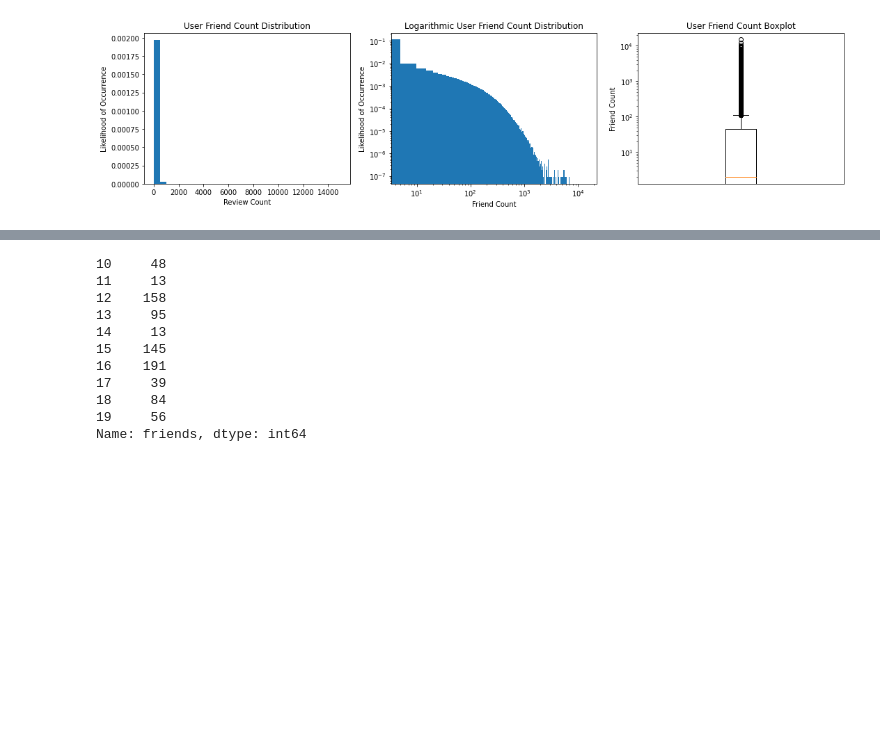
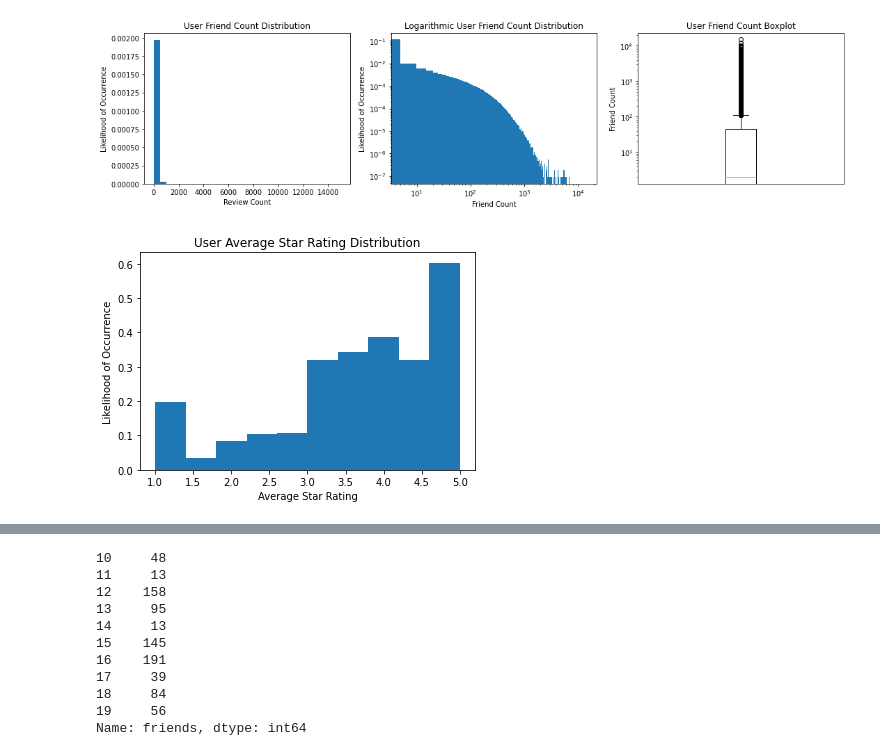
Before and after one commit to spencerfitch/yelp-datascience, a Jupyter notebook: project.ipynb, the cells around one changed output, grey strips where cells are left out. Saved outputs shown, nothing was run; the diff lists cells and outputs as text; code cells hidden in the pictures; blank space fills up the shorter version.

```diff
--- a/project.ipynb
+++ b/project.ipynb
@@ -297,4 +298,12 @@ ax[2].set_xticks([])
 plt.show()
 # %% [output]
 [figure]
+# %%
+plt.hist(df.average_stars, density=True)
+plt.title('User Average Star Rating Distribution')
+plt.ylabel('Likelihood of Occurrence')
+plt.xlabel('Average Star Rating')
+plt.show()
+# %% [output]
+[figure, added]
 # %%
```
Also changed, not shown: parts of 18 cells of this notebook.
